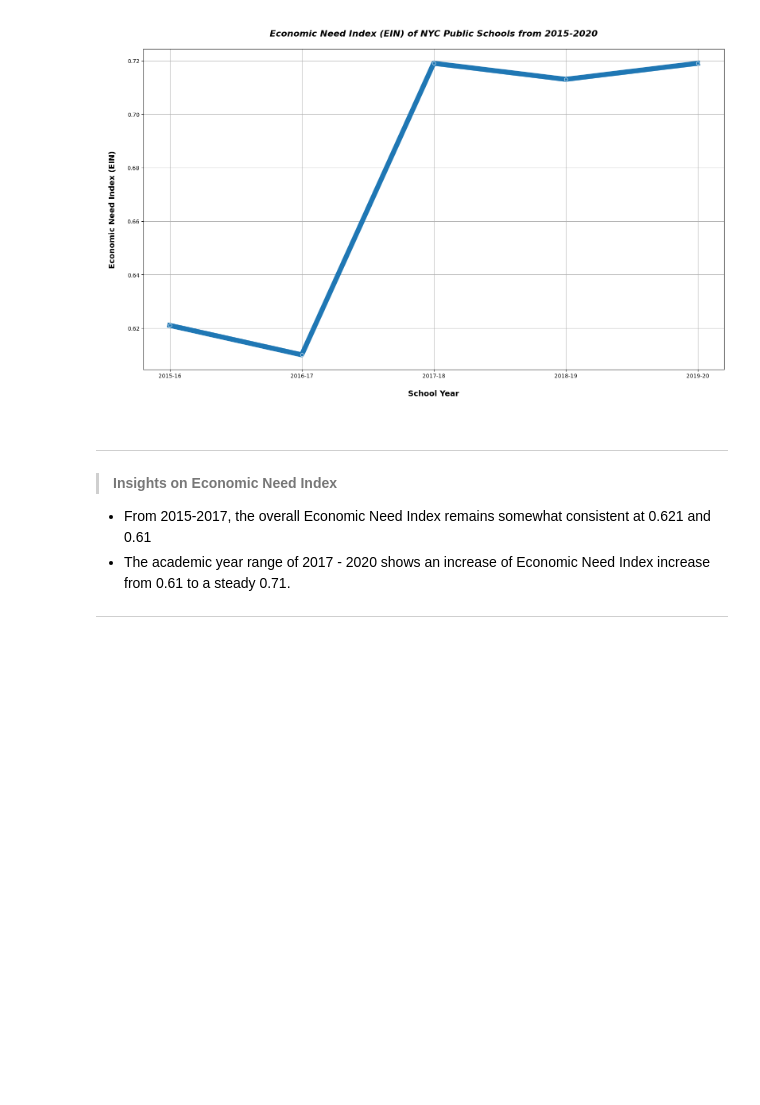
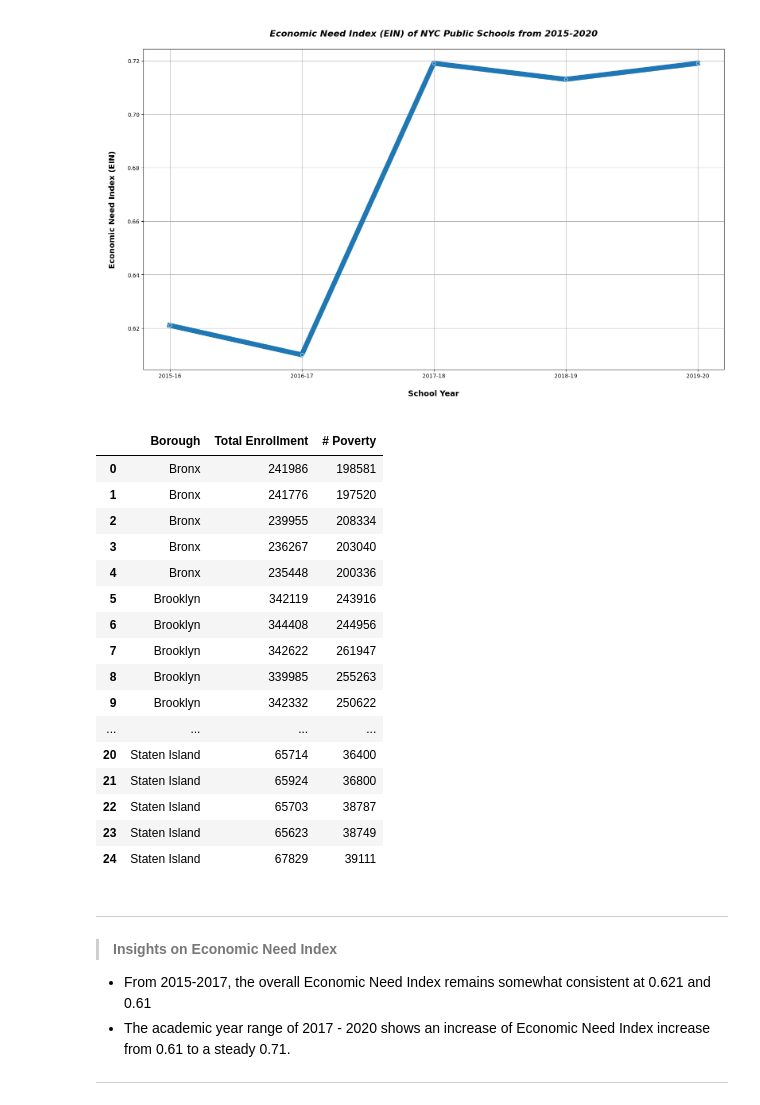
Before and after one commit to thetechleila/NYC-Public-Schools-EDA-Pre-and-Post-Pandemic, a Jupyter notebook: code/eda.ipynb, the cells around one changed output. Drawn from its saved outputs; the diff is of its cells as text; code cells hidden in the pictures; blank space fills up the shorter version.

Commit message:
economic status df

```diff
--- a/code/eda.ipynb
+++ b/code/eda.ipynb
@@ -547,6 +545,29 @@ plt.tight_layout()
 plt.show()
 # %% [output]
 [figure]
+# %%
+#get average economic need index per borough from 2015-2020
+
+boro_econ_df = boro_dem_df[["Borough", "Total Enrollment", "# Poverty"]]
+boro_econ_df
+# %% [output]
+|  | Borough | Total Enrollment | # Poverty |
+| 0 | Bronx | 241986 | 198581 |
+| 1 | Bronx | 241776 | 197520 |
+| 2 | Bronx | 239955 | 208334 |
+| 3 | Bronx | 236267 | 203040 |
+| 4 | Bronx | 235448 | 200336 |
+| 5 | Brooklyn | 342119 | 243916 |
+| 6 | Brooklyn | 344408 | 244956 |
+| 7 | Brooklyn | 342622 | 261947 |
+| 8 | Brooklyn | 339985 | 255263 |
+| 9 | Brooklyn | 342332 | 250622 |
+| ... | ... | ... | ... |
+| 20 | Staten Island | 65714 | 36400 |
+| 21 | Staten Island | 65924 | 36800 |
+| 22 | Staten Island | 65703 | 38787 |
+| 23 | Staten Island | 65623 | 38749 |
+| 24 | Staten Island | 67829 | 39111 |
 # %% [markdown]
 ___
 > **Insights on Economic Need Index**
```
Also changed, not shown: parts of 2 cells of this notebook.
